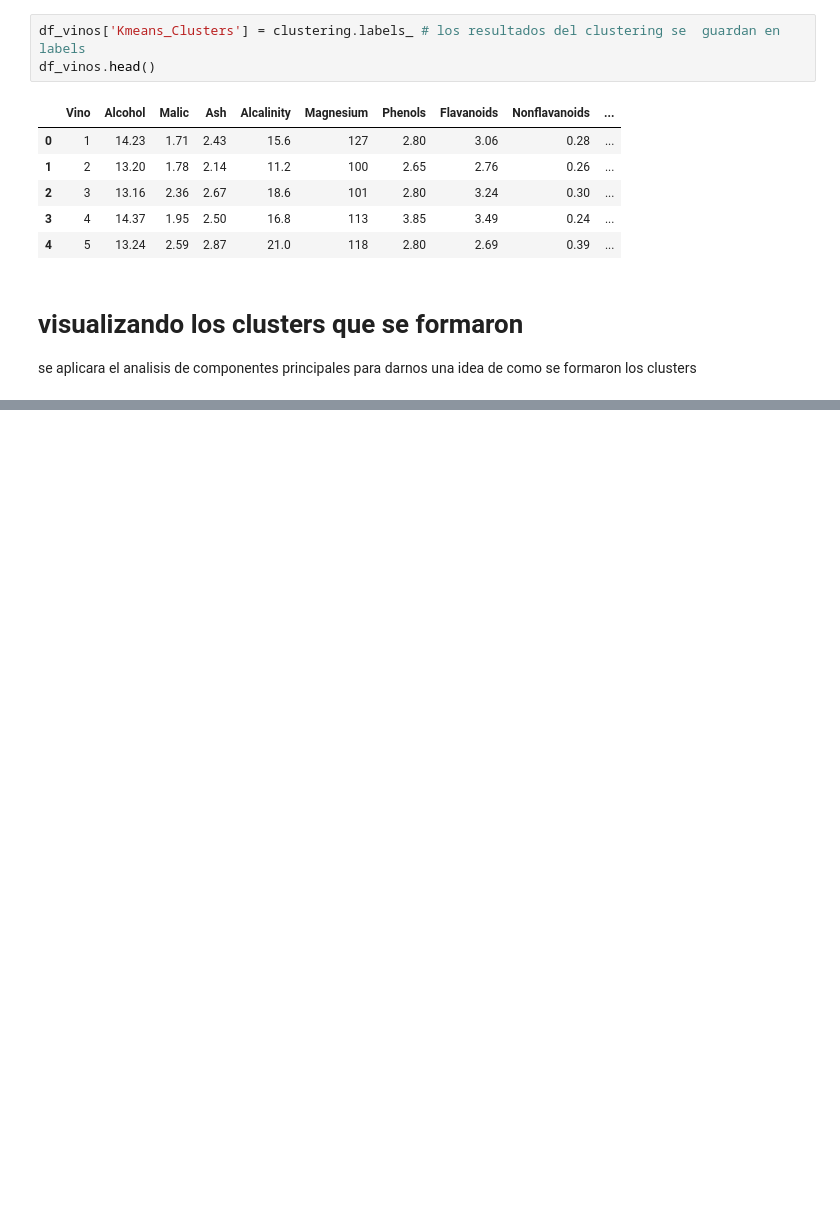
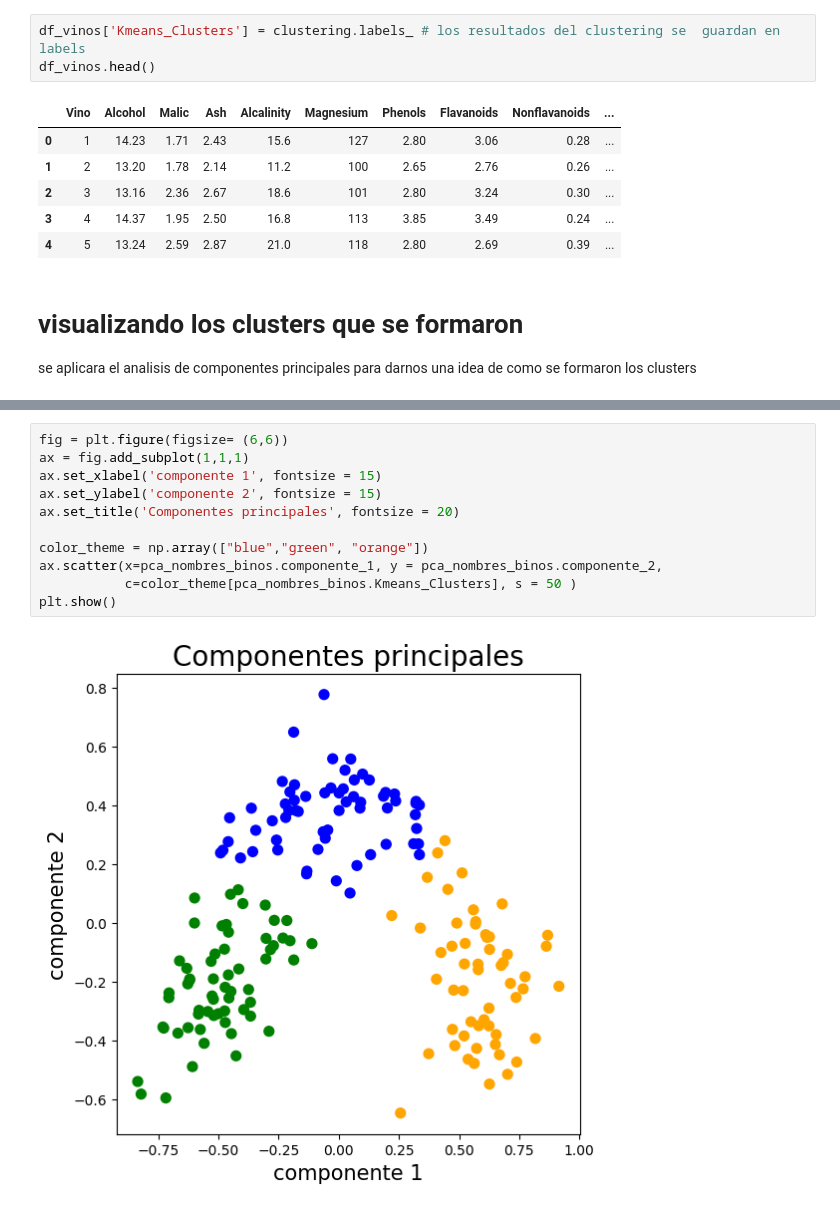
Before and after one commit to gonzo120/Python, a Jupyter notebook: Datascience/Clusterizacion/Clustering MetodoKMeans.ipynb, the cells around one changed output, grey strips where cells are left out. Saved outputs shown, nothing was run; the diff lists cells and outputs as text; blank space fills up the shorter version.

```diff
--- a/Datascience/Clusterizacion/Clustering MetodoKMeans.ipynb
+++ b/Datascience/Clusterizacion/Clustering MetodoKMeans.ipynb
@@ -128 +128,14 @@ pca_nombres_binos
 178 rows × 3 columns
+# %%
+fig = plt.figure(figsize= (6,6))
+ax = fig.add_subplot(1,1,1)
+ax.set_xlabel('componente 1', fontsize = 15)
+ax.set_ylabel('componente 2', fontsize = 15)
+ax.set_title('Componentes principales', fontsize = 20)
+
+color_theme = np.array(["blue","green", "orange"])
+ax.scatter(x=pca_nombres_binos.componente_1, y = pca_nombres_binos.componente_2,
+           c=color_theme[pca_nombres_binos.Kmeans_Clusters], s = 50 )
+plt.show()
+# %% [output]
+[figure, added]
```
Also changed, not shown: parts of 2 cells of this notebook, 5 other files.
